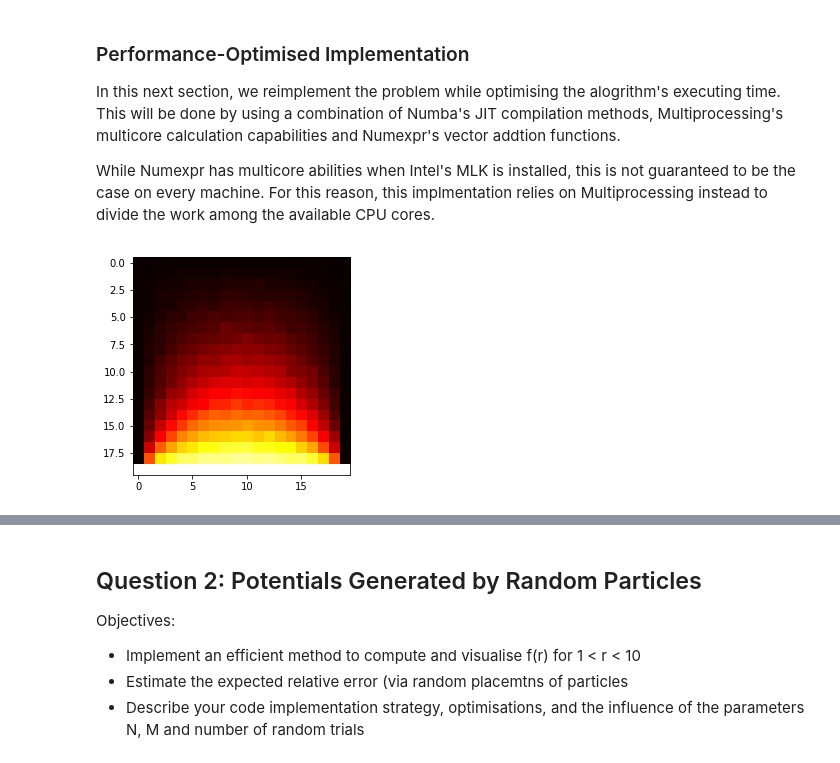
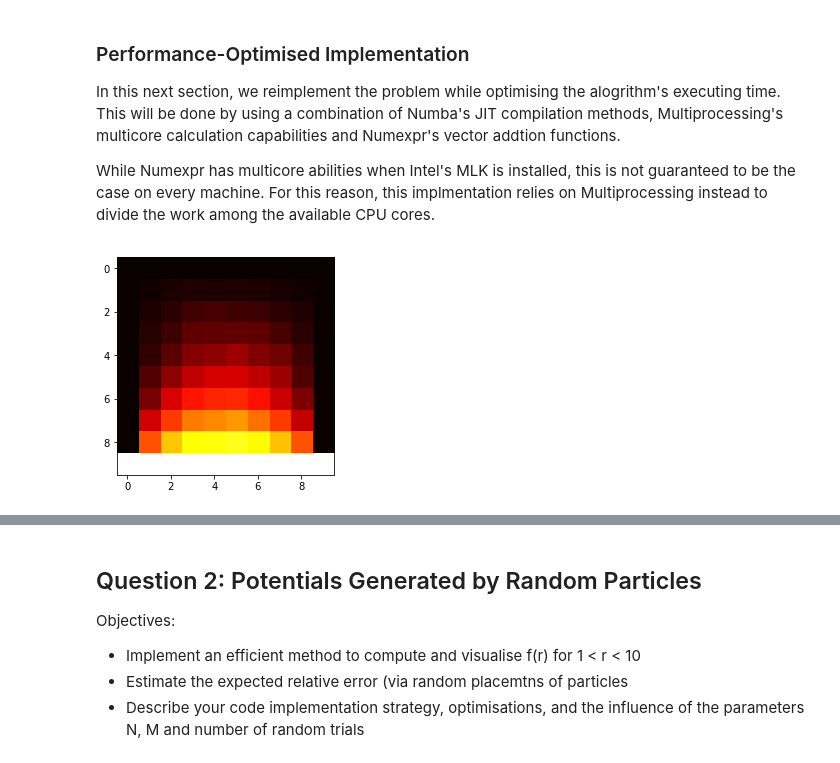
Before and after one commit to sheeshee/High-Performance-Computing-Coursework, a Jupyter notebook: Assignment 1/Assignment 1 Submission.ipynb, the cells around one changed output, grey strips where cells are left out. Cells and saved outputs as stored; diff of their text form; code cells hidden in the pictures.

```diff
--- a/Assignment 1/Assignment 1 Submission.ipynb
+++ b/Assignment 1/Assignment 1 Submission.ipynb
@@ -299,10 +299,10 @@ def measure_success(iterations, size):
     results = results.reshape(width, height)/iterations
     return results
 # %%
-results = measure_success(2000, 20)
+results = measure_success(2000, 10)
 show_success_map(results)
 # %% [output]
-[figure, old version]
+[figure, new version]
 # %%
 %timeit results = measure_success(100, 10)
 # %% [output]
```
Also changed, not shown: parts of 12 cells of this notebook.
